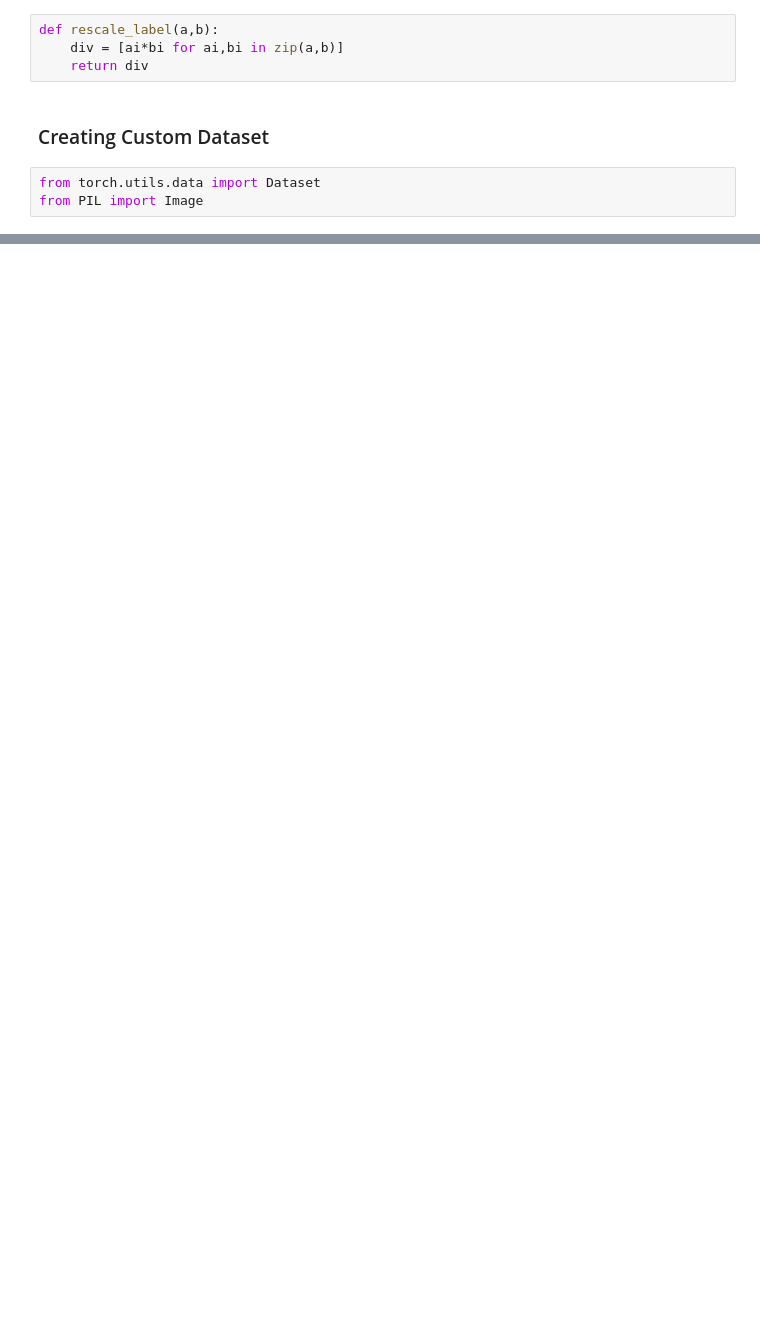
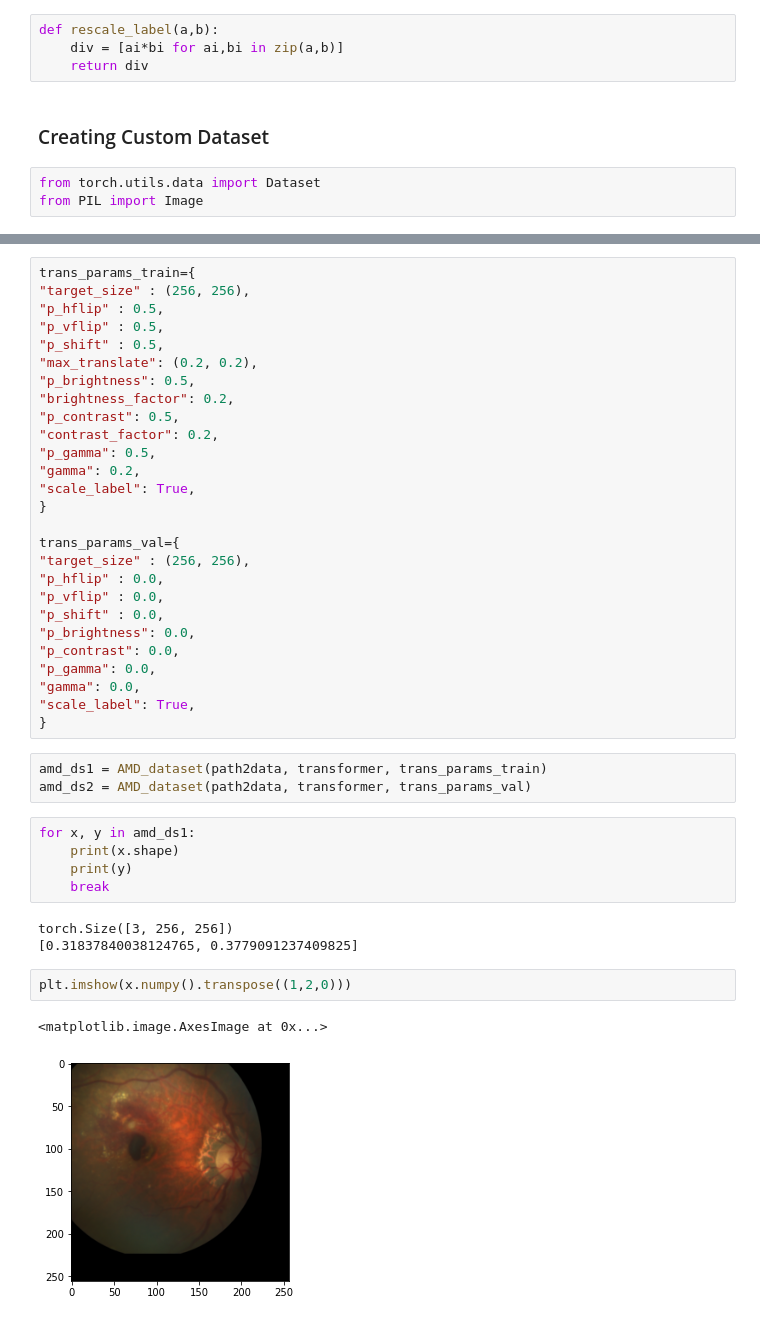
Before and after one commit to akansh12/Computer_vision_Book_solution, a Jupyter notebook: Chapter_4_Single_object_detection.ipynb, the cells around one changed output, grey strips where cells are left out. Saved outputs shown, nothing was run; the diff lists cells and outputs as text; blank space fills up the shorter version.

```diff
--- a/Chapter_4_Single_object_detection.ipynb
+++ b/Chapter_4_Single_object_detection.ipynb
@@ -384,0 +411,43 @@ class AMD_dataset(Dataset):
+# %%
+trans_params_train={
+"target_size" : (256, 256),
+"p_hflip" : 0.5,
+"p_vflip" : 0.5,
+"p_shift" : 0.5,
+"max_translate": (0.2, 0.2),
+"p_brightness": 0.5,
+"brightness_factor": 0.2,
+"p_contrast": 0.5,
+"contrast_factor": 0.2,
+"p_gamma": 0.5,
+"gamma": 0.2,
+"scale_label": True,
+}
+
+trans_params_val={
+"target_size" : (256, 256),
+"p_hflip" : 0.0,
+"p_vflip" : 0.0,
+"p_shift" : 0.0,
+"p_brightness": 0.0,
+"p_contrast": 0.0,
+"p_gamma": 0.0,
+"gamma": 0.0,
+"scale_label": True,
+}
+# %%
+amd_ds1 = AMD_dataset(path2data, transformer, trans_params_train)
+amd_ds2 = AMD_dataset(path2data, transformer, trans_params_val)
+# %%
+for x, y in amd_ds1:
+    print(x.shape)
+    print(y)
+    break
+# %% [output]
+torch.Size([3, 256, 256])
+[0.31837840038124765, 0.3779091237409825]
+# %%
+plt.imshow(x.numpy().transpose((1,2,0)))
+# %% [output]
+<matplotlib.image.AxesImage at 0x...>
+[figure, added]
```
Also changed, not shown: parts of 21 cells of this notebook.
